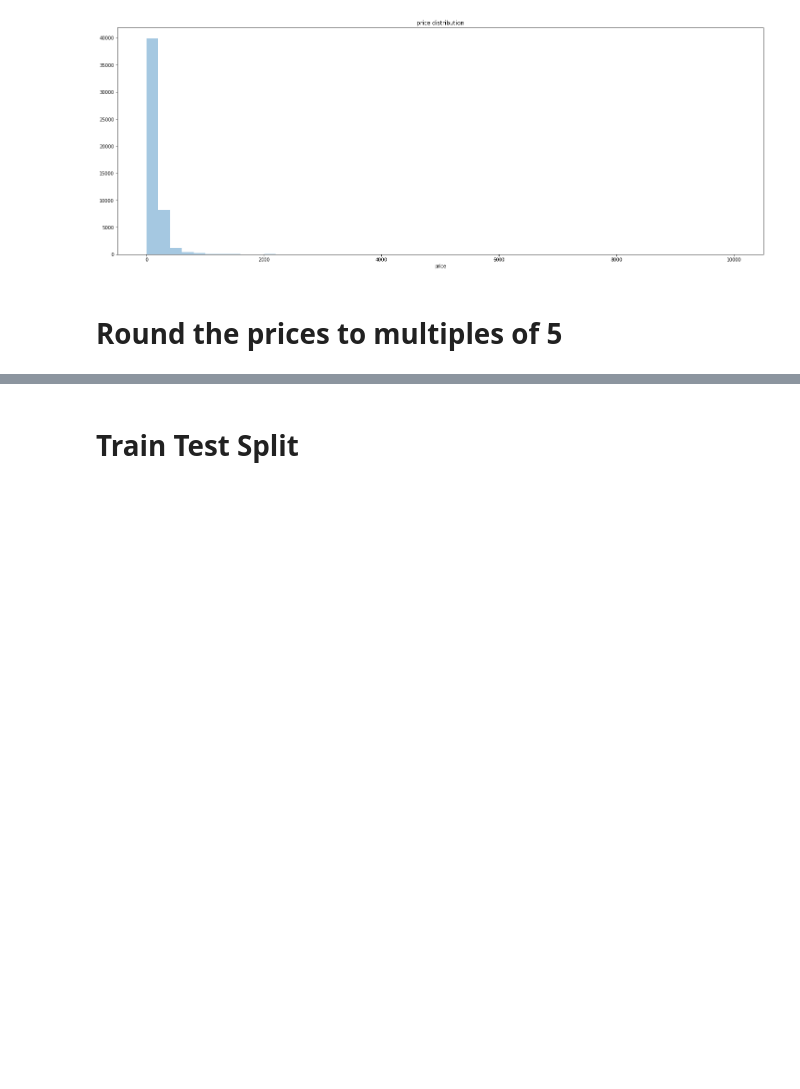
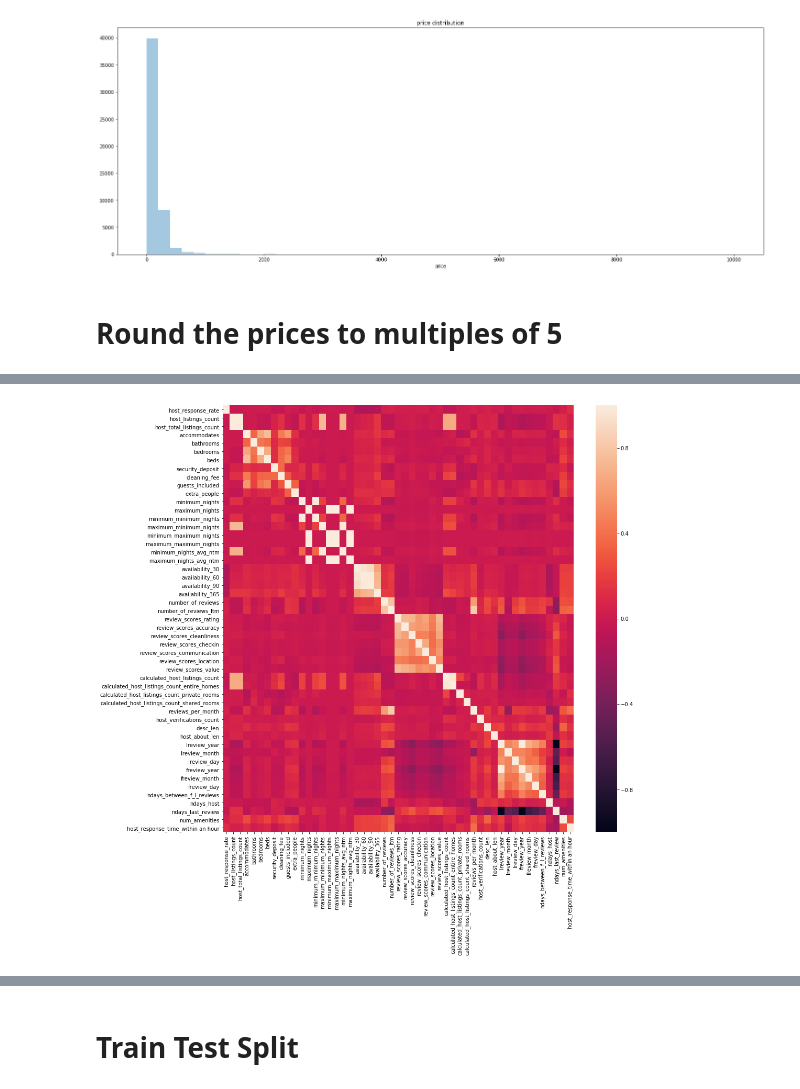
Before and after one commit to principal-miners/listings, a Jupyter notebook: ssh/RAW Modelling.ipynb, the cells around one changed output, grey strips where cells are left out. Cells and saved outputs as stored; diff of their text form; code cells hidden in the pictures; blank space fills up the shorter version.

Commit message:
Checkin correlations

```diff
--- a/ssh/RAW Modelling.ipynb
+++ b/ssh/RAW Modelling.ipynb
@@ -74,0 +85,17 @@ listings["price"] = listings["price"].apply(roundto)
+# %%
+corr_cols = ["host_response_rate", "host_listings_count", "host_total_listings_count", "accommodates", "bathrooms", "bedrooms", "beds", "security_deposit", "cleaning_fee", "guests_included", "extra_people",
+            "minimum_nights", "maximum_nights", "minimum_minimum_nights", "maximum_minimum_nights", "minimum_maximum_nights", "maximum_maximum_nights", "minimum_nights_avg_ntm", "maximum_nights_avg_ntm",
+            "availability_30", "availability_60", "availability_90", "availability_365", "number_of_reviews", "number_of_reviews_ltm",
+            "review_scores_rating", "review_scores_accuracy", "review_scores_cleanliness", "review_scores_checkin", "review_scores_communication", "review_scores_location", "review_scores_value",
+            "calculated_host_listings_count", "calculated_host_listings_count_entire_homes", "calculated_host_listings_count_private_rooms", "calculated_host_listings_count_shared_rooms", "reviews_per_month",
+            "host_verifications_count", "desc_len", "host_about_len", "lreview_year", "lreview_month", "lreview_day", "freview_year", "freview_month", "freview_day",
+             "ndays_between_f_l_reviews", "ndays_host", "ndays_last_review", "num_amenities", "host_response_time_within an hour"]
+listings_corr = listings[corr_cols].corr()
+
+f, ax = plt.subplots(1,1,figsize=(15,15))
+sns.heatmap(listings_corr, annot=False, ax=ax)
+plt.yticks(np.arange(0.5, len(listings_corr.index), 1), listings_corr.index)
+plt.xticks(np.arange(0.5, len(listings_corr.columns), 1), listings_corr.columns)
+plt.show()
+# %% [output]
+[figure, added]
```
Also changed, not shown: parts of 5 cells of this notebook.
